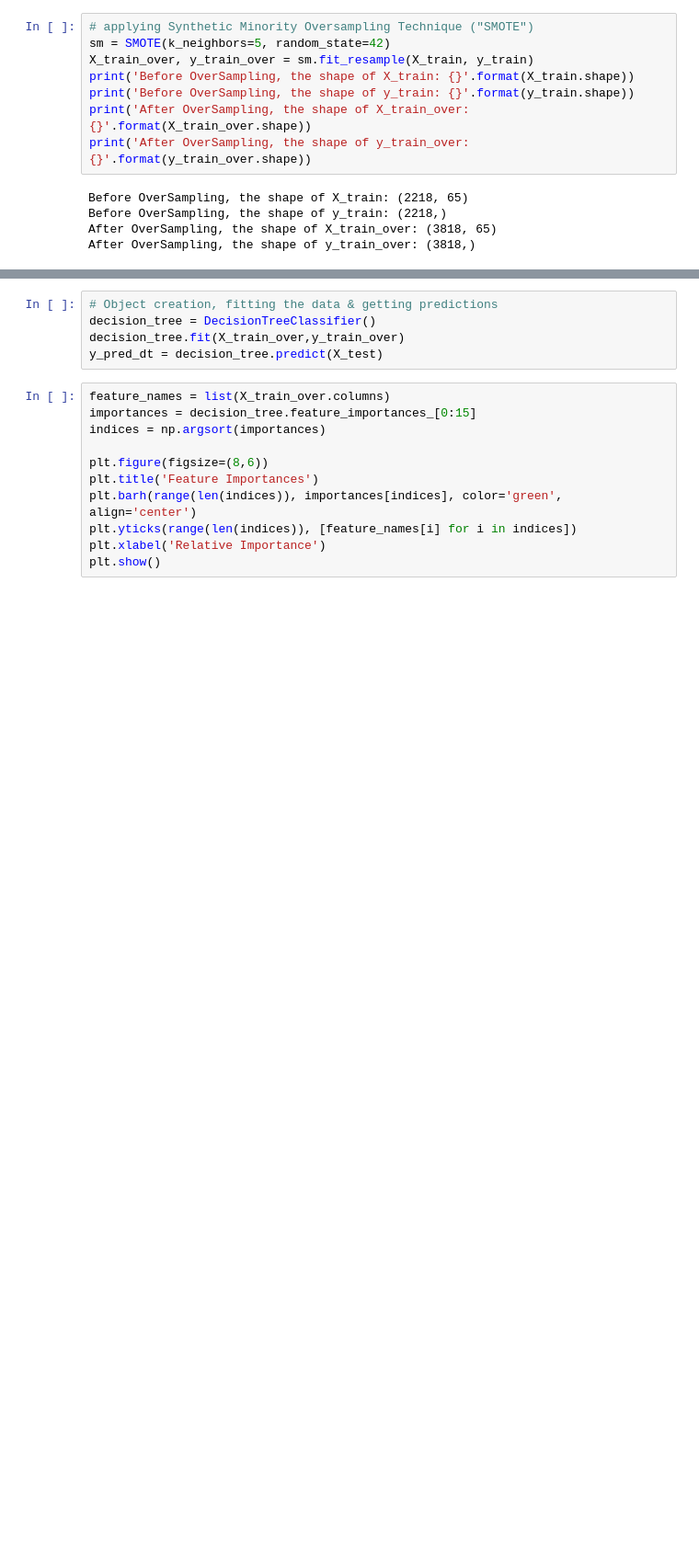
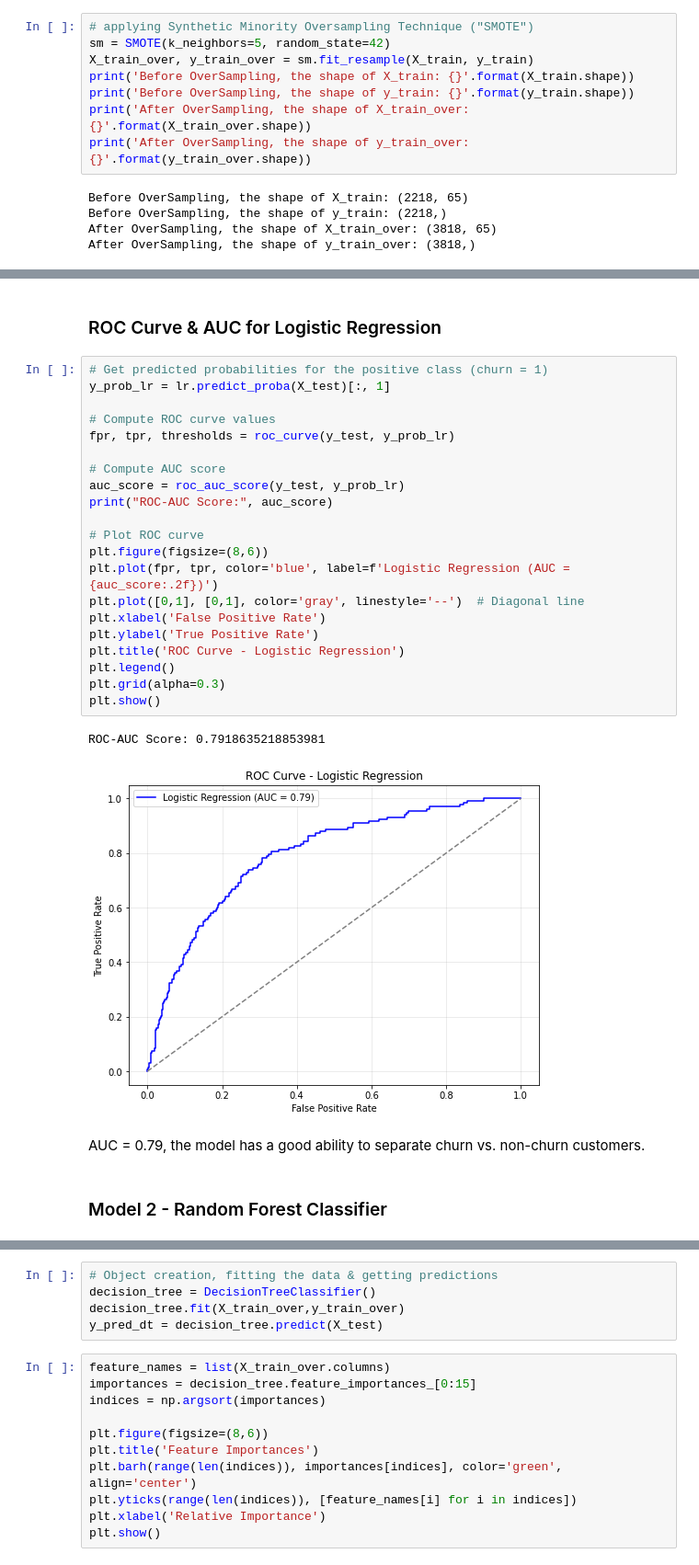
Before and after one commit to jodida01/Telecom-Churn-Prediction, a Jupyter notebook: churn.ipynb, the cells around one changed output, grey strips where cells are left out. Shown at 92% size. Drawn from its saved outputs; the diff is of its cells as text; blank space fills up the shorter version.

```diff
--- a/churn.ipynb
+++ b/churn.ipynb
@@ -534,0 +553,30 @@ Accuracy and F1 score are much higher for this model, which is good news.
+# %% [markdown]
+### ROC Curve & AUC for Logistic Regression
+# %%
+# Get predicted probabilities for the positive class (churn = 1)
+y_prob_lr = lr.predict_proba(X_test)[:, 1]
+
+# Compute ROC curve values
+fpr, tpr, thresholds = roc_curve(y_test, y_prob_lr)
+
+# Compute AUC score
+auc_score = roc_auc_score(y_test, y_prob_lr)
+print("ROC-AUC Score:", auc_score)
+
+# Plot ROC curve
+plt.figure(figsize=(8,6))
+plt.plot(fpr, tpr, color='blue', label=f'Logistic Regression (AUC = {auc_score:.2f})')
+plt.plot([0,1], [0,1], color='gray', linestyle='--')  # Diagonal line
+plt.xlabel('False Positive Rate')
+plt.ylabel('True Positive Rate')
+plt.title('ROC Curve - Logistic Regression')
+plt.legend()
+plt.grid(alpha=0.3)
+plt.show()
+# %% [output]
+ROC-AUC Score: 0.7918635218853981
+[figure, added]
+# %% [markdown]
+AUC = 0.79, the model has a good ability to separate churn vs. non-churn customers.
+# %% [markdown]
+### Model 2 - Random Forest Classifier
```
Also changed, not shown: parts of 78 cells of this notebook, 1 other file.
